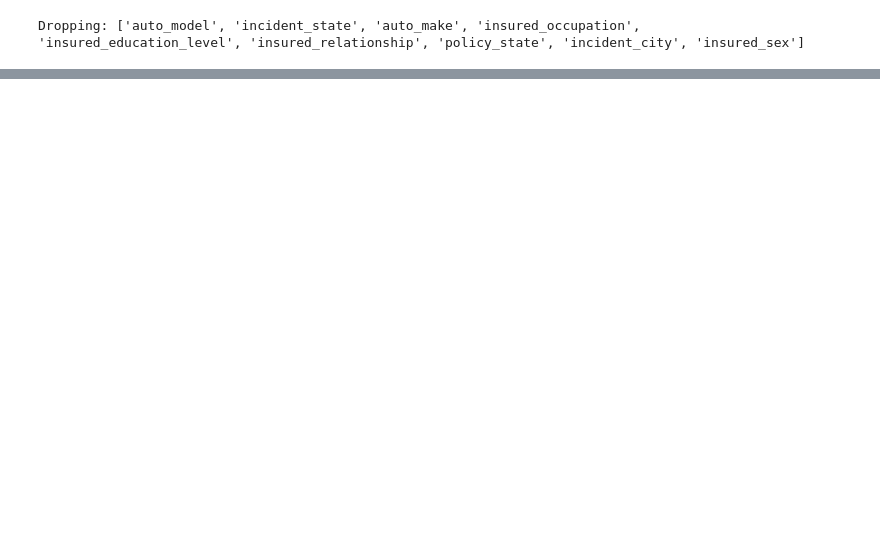
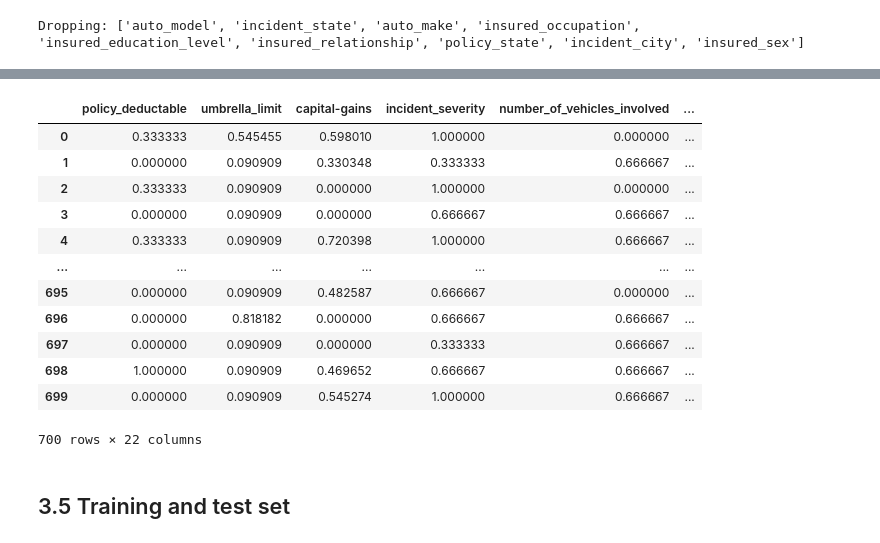
Before and after one commit to AndreaLK3/ClaimsChallenge, a Jupyter notebook: DataScientist_code-challenge.ipynb, the cells around one changed output, grey strips where cells are left out. Drawn from its saved outputs; the diff is of its cells as text; code cells hidden in the pictures; blank space fills up the shorter version.

```diff
--- a/DataScientist_code-challenge.ipynb
+++ b/DataScientist_code-challenge.ipynb
@@ -277 +360,6 @@ df = df.drop(["injury_claim", "property_claim", "vehicle_claim"], axis=1)
+# %%
+df_1 = df.copy(deep=True)
+scaler = preprocessing.MinMaxScaler()
+df_1[numerical_vars] = scaler.fit_transform(df[numerical_vars])
+df = df_1  # using a separate dataset to suppress warning
 # %% [markdown]
@@ -355,7 +444,20 @@ KeyError: "['auto_model' 'incident_state' 'auto_make' 'insured_occupation'\n 'in
 # %%
-df_1 = df.copy(deep=True)
-cat_variables_to_encode = list(set(categorical_variables).difference(set(cat_variables_to_drop)))
-label_enc = preprocessing.LabelEncoder()
-df_1[cat_variables_to_encode] = label_enc.fit_transform(df[cat_variables_to_encode]).toarray()
-oh_enc = preprocessing.OneHotEncoder()
-df_1[cat_variables_to_encode] = oh_enc.fit_transform(df_1[cat_variables_to_encode]).toarray()
+df = pd.get_dummies(df, columns=cat_variables_to_encode)
+# %%
+df
+# %% [output]
+|  | policy_deductable | umbrella_limit | capital-gains | incident_severity | number_of_vehicles_involved | ... |
+| 0 | 0.333333 | 0.545455 | 0.598010 | 1.000000 | 0.000000 | ... |
+| 1 | 0.000000 | 0.090909 | 0.330348 | 0.333333 | 0.666667 | ... |
+| 2 | 0.333333 | 0.090909 | 0.000000 | 1.000000 | 0.000000 | ... |
+| 3 | 0.000000 | 0.090909 | 0.000000 | 0.666667 | 0.666667 | ... |
+| 4 | 0.333333 | 0.090909 | 0.720398 | 1.000000 | 0.666667 | ... |
+| ... | ... | ... | ... | ... | ... | ... |
+| 695 | 0.000000 | 0.090909 | 0.482587 | 0.666667 | 0.000000 | ... |
+| 696 | 0.000000 | 0.818182 | 0.000000 | 0.666667 | 0.666667 | ... |
+| 697 | 0.000000 | 0.090909 | 0.000000 | 0.333333 | 0.666667 | ... |
+| 698 | 1.000000 | 0.090909 | 0.469652 | 0.666667 | 0.666667 | ... |
+| 699 | 0.000000 | 0.090909 | 0.545274 | 1.000000 | 0.666667 | ... |
+700 rows × 22 columns
+# %% [markdown]
+## 3.5 Training and test set
```
Also changed, not shown: parts of 17 cells of this notebook, 1 other file.
